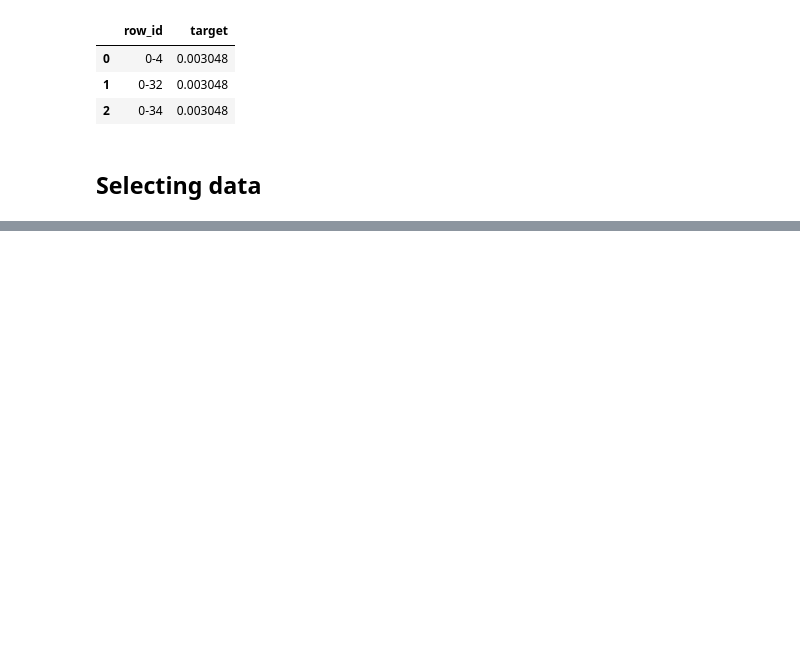
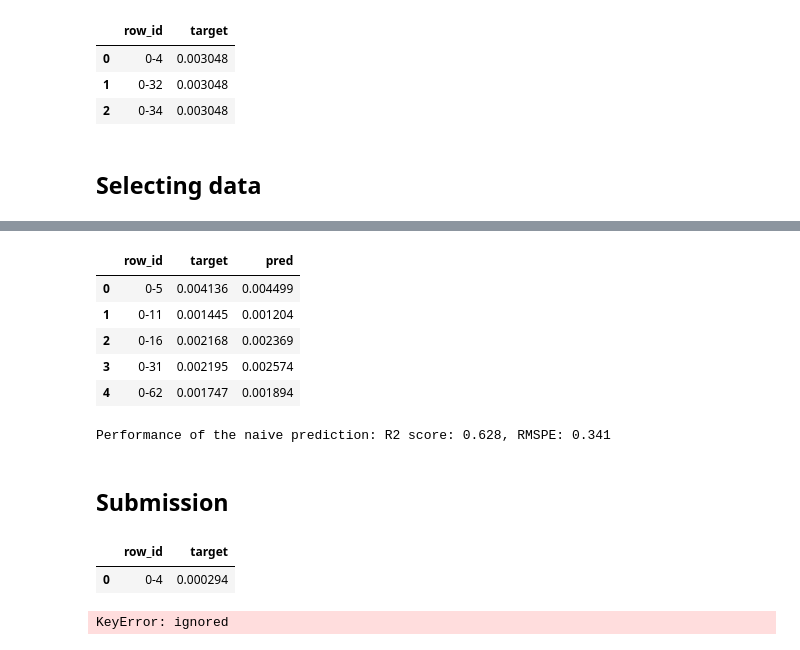
Before and after one commit to juan-ivan-NV/JI_Kaggle_Competitions, a Jupyter notebook: Optiver_Realized_Volatility_Prediction/Optiver_Realized_Volatility_Prediction.ipynb, the cells around one changed output, grey strips where cells are left out. Drawn from its saved outputs; the diff is of its cells as text; code cells hidden in the pictures; blank space fills up the shorter version.

```diff
--- a/Optiver_Realized_Volatility_Prediction/Optiver_Realized_Volatility_Prediction.ipynb
+++ b/Optiver_Realized_Volatility_Prediction/Optiver_Realized_Volatility_Prediction.ipynb
@@ -168,0 +146,31 @@ KeyboardInterrupt: ignored
+# %%
+def realized_volatility(series_log_return):
+    return np.sqrt(np.sum(series_log_return**2))
+#realized_vol = realized_volatility(book_example['log_return'])
+#print(f'Realized volatility for stock_id 0 on time_id 5 is {realized_vol}')
+# %%
+def realized_volatility_per_time_id(file_path, prediction_column_name):
+
+    df_book_data = pd.read_parquet(file_path)
+    df_book_data['wap'] =(df_book_data['bid_price1'] * df_book_data['ask_size1']+df_book_data['ask_price1'] * df_book_data['bid_size1'])  / (
+                                      df_book_data['bid_size1']+ df_book_data[
+                                  'ask_size1'])
+    df_book_data['log_return'] = df_book_data.groupby(['time_id'])['wap'].apply(log_return)
+    df_book_data = df_book_data[~df_book_data['log_return'].isnull()]
+    df_realized_vol_per_stock =  pd.DataFrame(df_book_data.groupby(['time_id'])['log_return'].agg(realized_volatility)).reset_index()
+    df_realized_vol_per_stock = df_realized_vol_per_stock.rename(columns = {'log_return':prediction_column_name})
+    stock_id = file_path.split('=')[1]
+    df_realized_vol_per_stock['row_id'] = df_realized_vol_per_stock['time_id'].apply(lambda x:f'{stock_id}-{x}')
+
+    return df_realized_vol_per_stock[['row_id',prediction_column_name]]
+# %%
+def past_realized_volatility_per_stock(list_file,prediction_column_name):
+
+    df_past_realized = pd.DataFrame()
+    for file in list_file:
+        df_past_realized = pd.concat([df_past_realized,
+                                     realized_volatility_per_time_id(file,prediction_column_name)])
+    return df_past_realized
+
+df_past_realized_train = past_realized_volatility_per_stock(list_file=list_order_book_file_train,
+                                                           prediction_column_name='pred')
@@ -168,0 +211,28 @@ KeyboardInterrupt: ignored
+# %%
+# joining the output dataframe with train.csv to see the performance of the naive prediction on training set.
+
+train['row_id'] = train['stock_id'].astype(str) + '-' + train['time_id'].astype(str)
+train = train[['row_id','target']]
+df_joined = train.merge(df_past_realized_train[['row_id','pred']], on = ['row_id'], how = 'left')
+# %%
+df_joined.head()
+# %% [output]
+|  | row_id | target | pred |
+| 0 | 0-5 | 0.004136 | 0.004499 |
+| 1 | 0-11 | 0.001445 | 0.001204 |
+| 2 | 0-16 | 0.002168 | 0.002369 |
+| 3 | 0-31 | 0.002195 | 0.002574 |
+| 4 | 0-62 | 0.001747 | 0.001894 |
+# %%
+# Evaluating the naive prediction result by two metrics: RMSPE and R squared.
+
+from sklearn.metrics import r2_score
+def rmspe(y_true, y_pred):
+    return  (np.sqrt(np.mean(np.square((y_true - y_pred) / y_true))))
+R2 = round(r2_score(y_true = df_joined['target'], y_pred = df_joined['pred']),3)
+RMSPE = round(rmspe(y_true = df_joined['target'], y_pred = df_joined['pred']),3)
+print(f'Performance of the naive prediction: R2 score: {R2}, RMSPE: {RMSPE}')
+# %% [output]
+Performance of the naive prediction: R2 score: 0.628, RMSPE: 0.341
+# %% [markdown]
+## Submission
@@ -168,0 +244,12 @@ KeyboardInterrupt: ignored
+# %%
+df_naive_pred_test.head()
+# %% [output]
+|  | row_id | target |
+| 0 | 0-4 | 0.000294 |
+# %%
+list_order_book_file_test = 'drive/MyDrive/optiver-realized-volatility-prediction/test.csv'
+df_naive_pred_test = past_realized_volatility_per_stock_1(file_1=list_order_book_file_test,
+                                                           prediction_column_name='target')
+df_naive_pred_test.to_csv('submission.csv',index = False)
+# %% [output]
+KeyError: ignored
```
Also changed, not shown: parts of 11 cells of this notebook.
